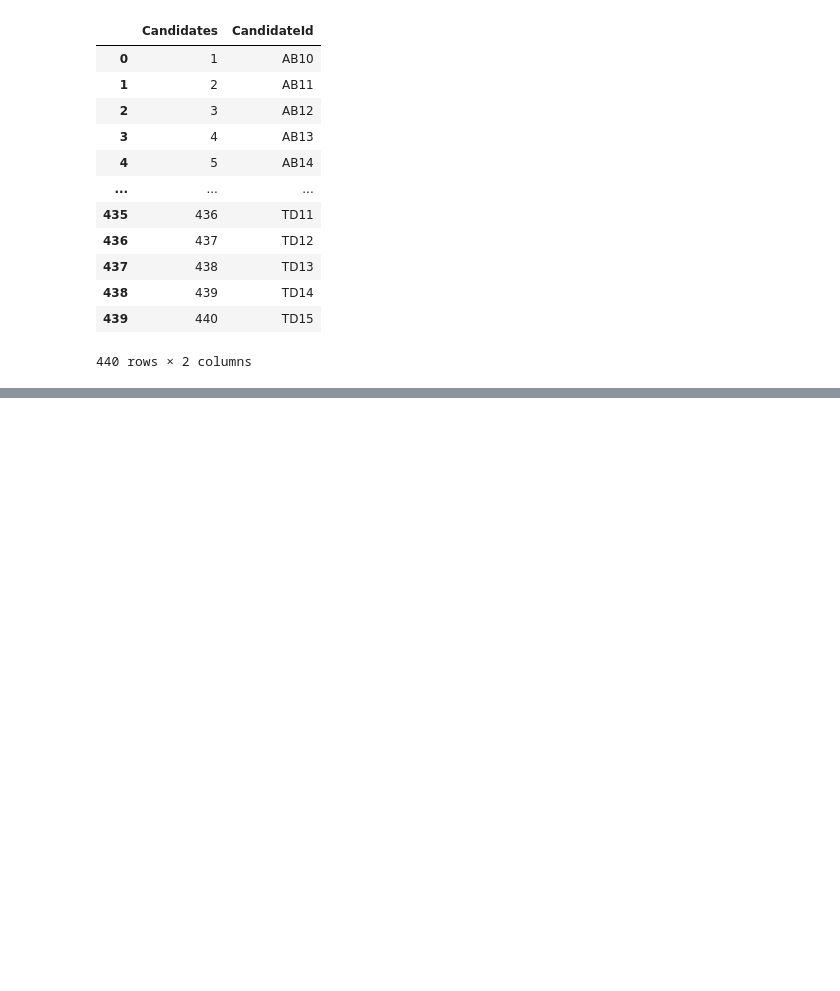
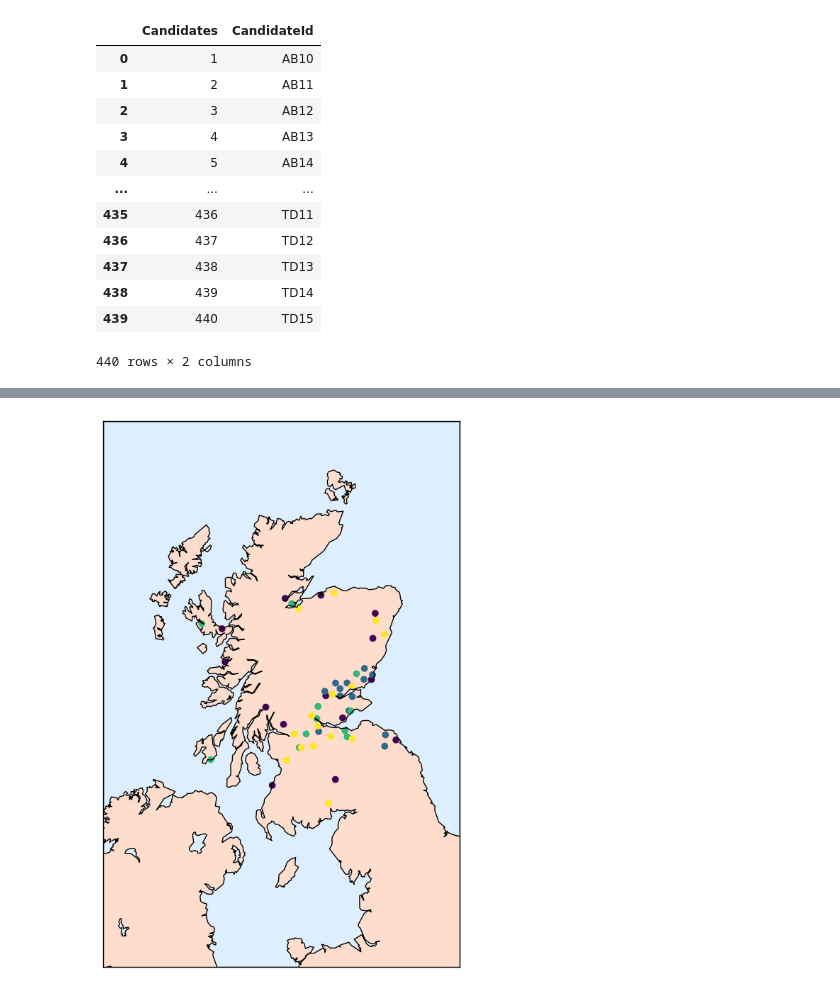
Before and after one commit to nicolastalia/risklog, a Jupyter notebook: assignment_1.ipynb, the cells around one changed output, grey strips where cells are left out. Cells and saved outputs as stored; diff of their text form; code cells hidden in the pictures; blank space fills up the shorter version.

```diff
--- a/assignment_1.ipynb
+++ b/assignment_1.ipynb
@@ -131,0 +237,23 @@ x_AB10_AB11_0
+# %%
+from pyproj import CRS, Geod, Proj, transform
+v84 = Proj(proj="latlong",towgs84="0,0,0",ellps="WGS84")
+v36 = Proj(proj="latlong", k=0.9996012717, ellps="airy",
+        towgs84="446.448,-125.157,542.060,0.1502,0.2470,0.8421,-20.4894")
+vgrid = Proj(init="world:bng")
+
+def vectorized_convert(df):
+    vlon36, vlat36 = vgrid(pd.read_csv('SupplierEasting.csv').values[:,1],
+                           pd.read_csv('SupplierNorthing.csv').values[:,1],
+                           inverse=True)
+    converted = transform(v36, v84, vlon36, vlat36)
+    df['longitude'] = converted[0]
+    df['latitude'] = converted[1]
+    return df
+
+df = pd.DataFrame(pd.read_csv('SupplierEasting.csv').values[:,1],
+                   pd.read_csv('SupplierNorthing.csv').values[:,1])
+
+print(vectorized_convert(df))
+
+
+# from: https://stackoverflow.com/questions/62019398/fast-conversion-of-easting-and-northing-to-latitude-and-longitude-for-a-large-da
@@ -131,0 +298,18 @@ x_AB10_AB11_0
+# %%
+plt.figure(figsize=(10, 10))
+a = 2
+m = Basemap(projection='gnom', lat_0=57, lon_0=-6.2,
+                width=3E6, height=2E6, resolution='i',
+                 llcrnrlon=df['longitude'].min()-a, llcrnrlat=df['latitude'].min()-a, urcrnrlon=df['longitude'].max()+a, urcrnrlat=df['latitude'].max()+a)
+m.fillcontinents(color="#FFDDCC", lake_color='#DDEEFF')
+m.drawmapboundary(fill_color="#DDEEFF")
+m.drawcoastlines()
+# m.shadedrelief(scale=0.9)
+scatter = m.scatter(df['longitude'], df['latitude'], latlon=True,c=pd.read_csv('SupplierProductGroup.csv')['SupplierProductGroup'])
+
+
+
+# plt.scatter(x = df['longitude'],y = df['latitude'])
+plt.show()
+# %% [output]
+[figure, added]
```
Also changed, not shown: parts of 17 cells of this notebook.
